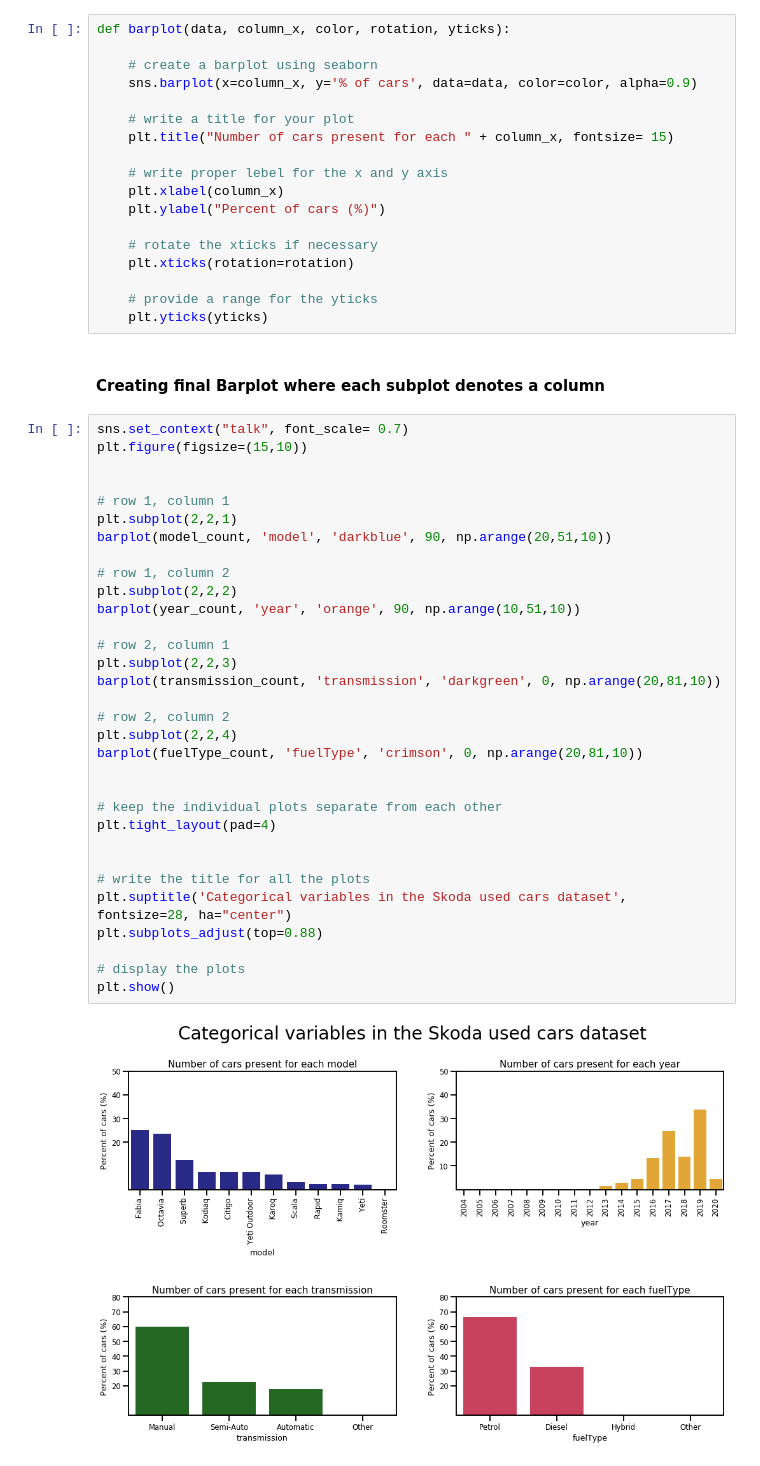
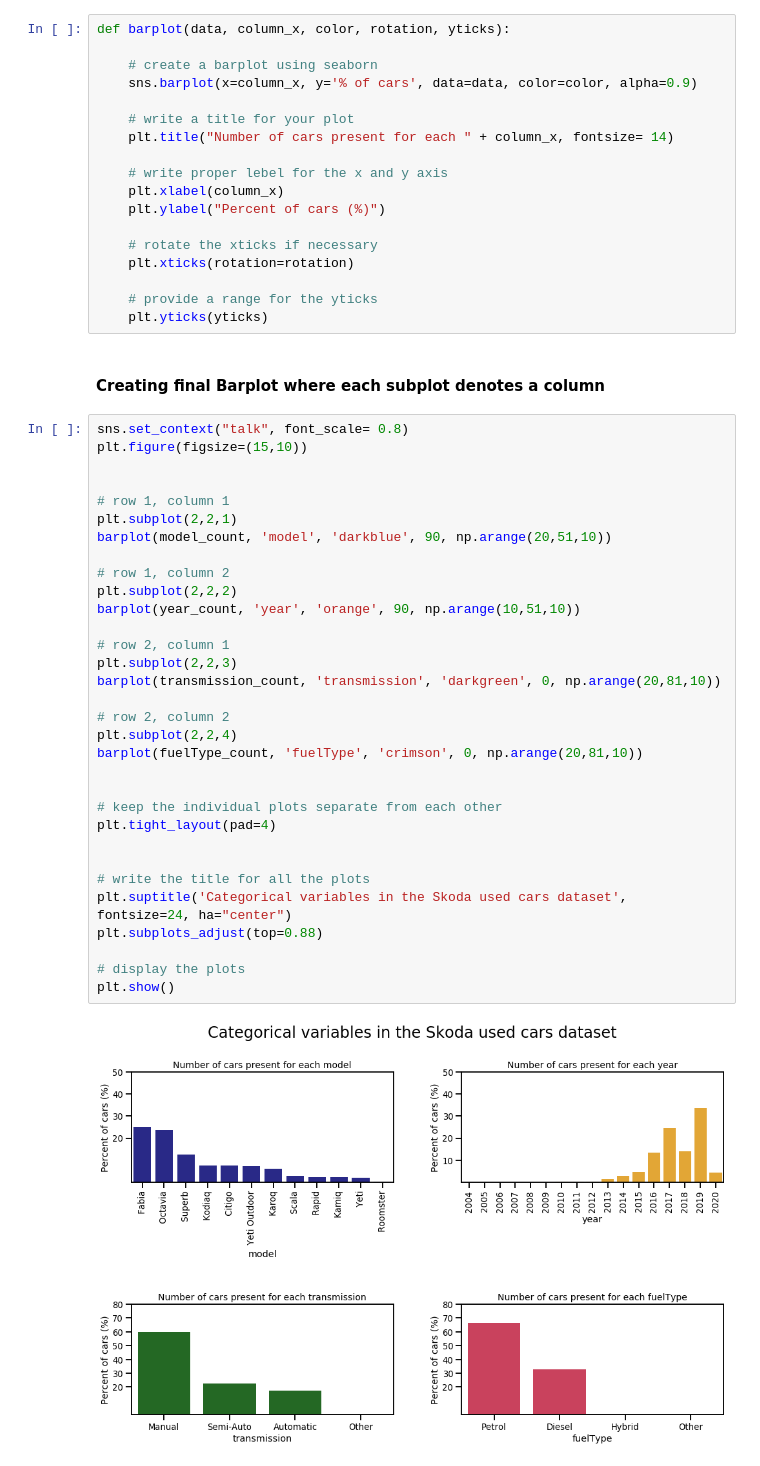
Before and after one commit to roypriyanka7/Skoda_Used_Car_Analysis, a Jupyter notebook: skoda_used_car_EDA.ipynb, the cells around one changed output. Cells and saved outputs as stored; diff of their text form.

```diff
--- a/skoda_used_car_EDA.ipynb
+++ b/skoda_used_car_EDA.ipynb
@@ -79,7 +82,7 @@ def barplot(data, column_x, color, rotation, yticks):
     sns.barplot(x=column_x, y='% of cars', data=data, color=color, alpha=0.9)
 
     # write a title for your plot
-    plt.title("Number of cars present for each " + column_x, fontsize= 15)
+    plt.title("Number of cars present for each " + column_x, fontsize= 14)
 
     # write proper lebel for the x and y axis
     plt.xlabel(column_x)
@@ -93,36 +96,36 @@ def barplot(data, column_x, color, rotation, yticks):
 # %% [markdown]
 <h4>Creating final Barplot where each subplot denotes a column</h4>
 # %%
-sns.set_context("talk", font_scale= 0.7)
+sns.set_context("talk", font_scale= 0.8)
 plt.figure(figsize=(15,10))
 
 
 # row 1, column 1
 plt.subplot(2,2,1)
 barplot(model_count, 'model', 'darkblue', 90, np.arange(20,51,10))
 
 # row 1, column 2
 plt.subplot(2,2,2)
 barplot(year_count, 'year', 'orange', 90, np.arange(10,51,10))
 
 # row 2, column 1
 plt.subplot(2,2,3)
 barplot(transmission_count, 'transmission', 'darkgreen', 0, np.arange(20,81,10))
 
 # row 2, column 2
 plt.subplot(2,2,4)
 barplot(fuelType_count, 'fuelType', 'crimson', 0, np.arange(20,81,10))
 
 
 # keep the individual plots separate from each other
 plt.tight_layout(pad=4)
 
 
 # write the title for all the plots
-plt.suptitle('Categorical variables in the Skoda used cars dataset', fontsize=28, ha="center")
+plt.suptitle('Categorical variables in the Skoda used cars dataset', fontsize=24, ha="center")
 plt.subplots_adjust(top=0.88)
 
 # display the plots
 plt.show()
 # %% [output]
-[figure, old version]
+[figure, new version]
```
Also changed, not shown: parts of 23 cells of this notebook.
